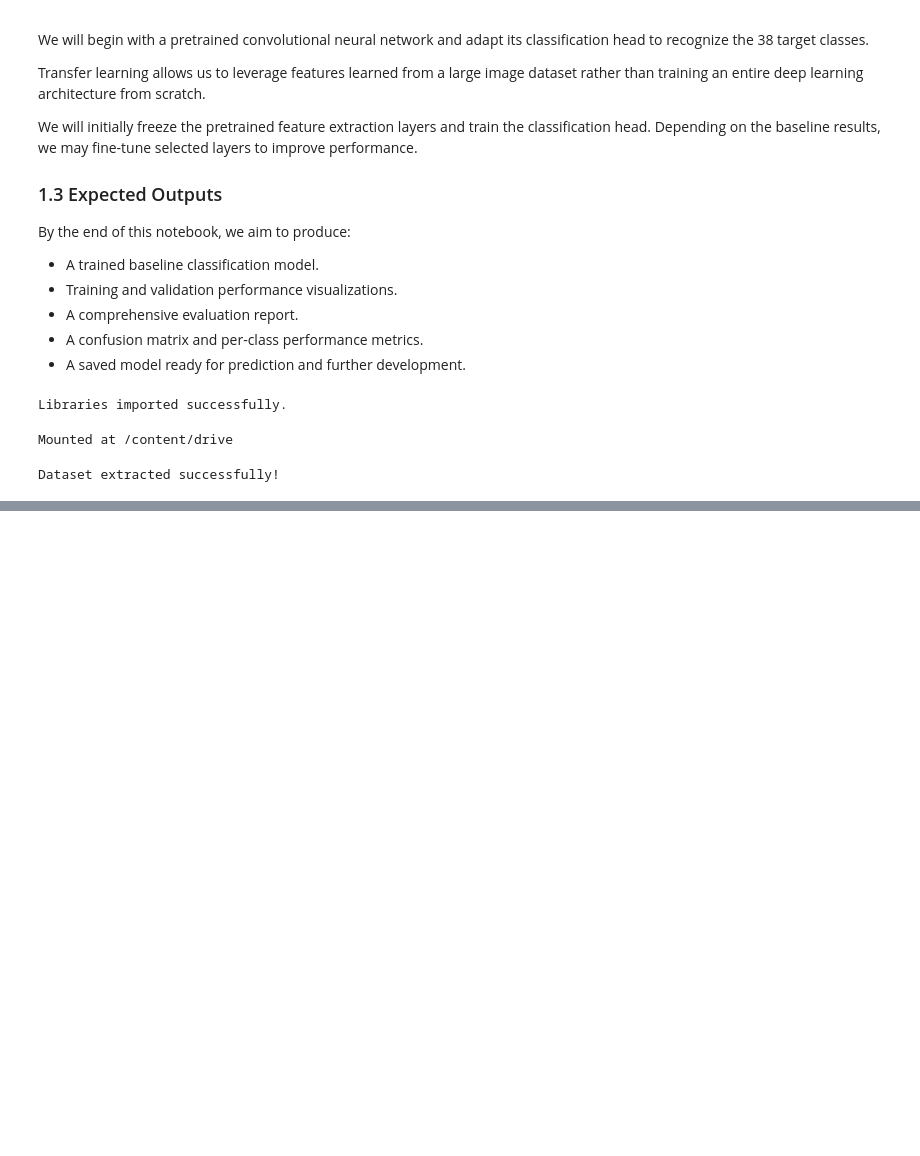
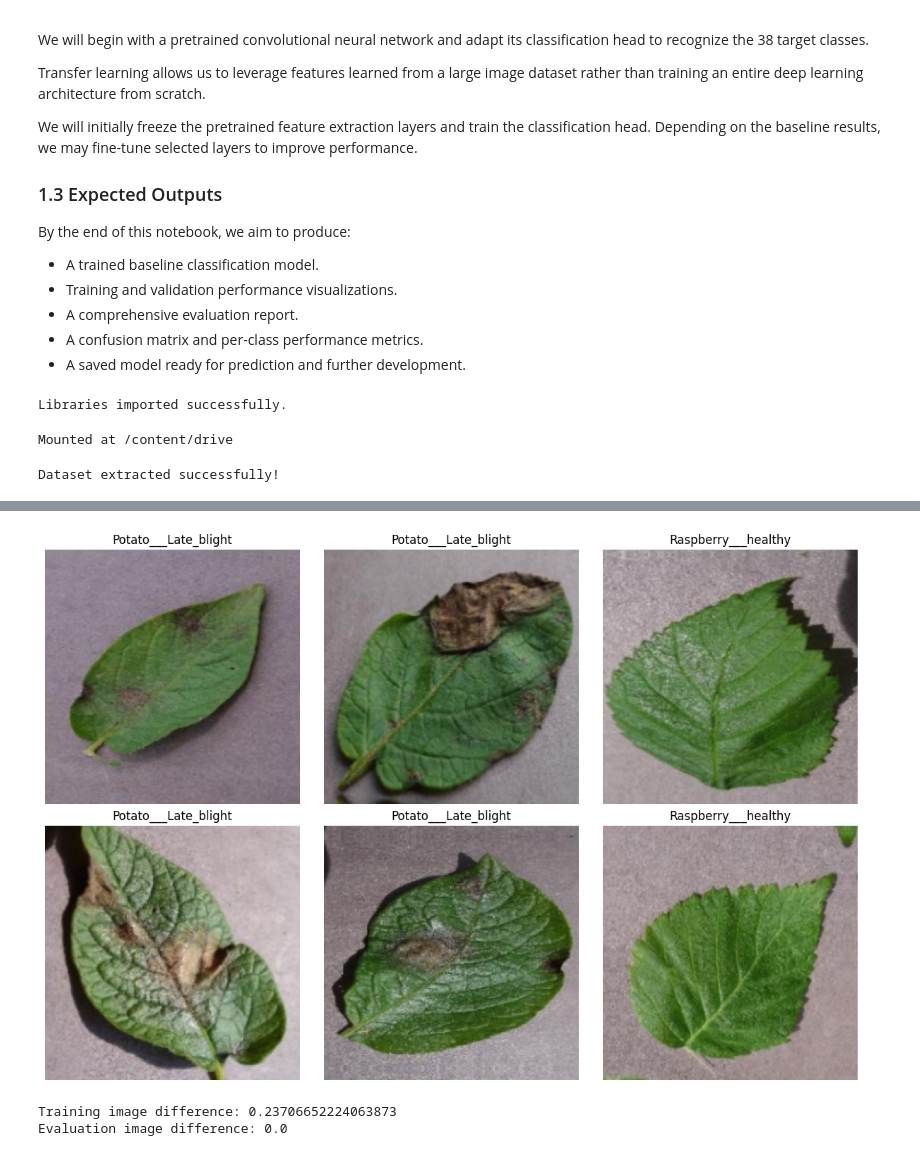
Before and after one commit to Janviere-dev/leaflens-plant-disease-classification, a Jupyter notebook: notebooks/02_model_training.ipynb, the cells around one changed output, grey strips where cells are left out. Saved outputs shown, nothing was run; the diff lists cells and outputs as text; code cells hidden in the pictures; blank space fills up the shorter version.

```diff
--- a/notebooks/02_model_training.ipynb
+++ b/notebooks/02_model_training.ipynb
@@ -90,0 +409,20 @@ Dataset extracted successfully!
+# %%
+data_augmentation = tf.keras.Sequential([
+    tf.keras.Input(shape=(IMG_SIZE, IMG_SIZE, 3)),
+
+    tf.keras.layers.RandomFlip("horizontal"),
+
+    tf.keras.layers.RandomRotation(
+        factor=0.08,
+        fill_mode="reflect"
+    ),
+
+    tf.keras.layers.RandomZoom(
+        height_factor=0.10,
+        width_factor=0.10,
+        fill_mode="reflect"
+    )
+
+], name="data_augmentation")
+
+print("Augmentation pipeline recreated successfully!")
@@ -90,0 +565,58 @@ Dataset extracted successfully!
+# %%
+images, labels = next(iter(train_dataset))
+
+plt.figure(figsize=(12, 8))
+
+for i in range(6):
+    display_image = (images[i].numpy() + 1.0) / 2.0
+
+    plt.subplot(2, 3, i + 1)
+    plt.imshow(np.clip(display_image, 0, 1))
+    plt.title(class_names[int(labels[i])])
+    plt.axis("off")
+
+plt.tight_layout()
+plt.show()
+# %% [output]
+[figure, added]
+# %%
+# Use the same original image twice
+test_image = tf.cast(
+    tf.convert_to_tensor(original_image),
+    tf.uint8
+)
+
+test_label = tf.constant(0, dtype=tf.int64)
+
+# Apply training preprocessing twice
+train_image_1, _ = preprocess_training(
+    test_image, test_label
+)
+
+train_image_2, _ = preprocess_training(
+    test_image, test_label
+)
+
+# Apply evaluation preprocessing twice
+eval_image_1, _ = preprocess_evaluation(
+    test_image, test_label
+)
+
+eval_image_2, _ = preprocess_evaluation(
+    test_image, test_label
+)
+
+# Calculate differences
+training_difference = tf.reduce_mean(
+    tf.abs(train_image_1 - train_image_2)
+)
+
+evaluation_difference = tf.reduce_max(
+    tf.abs(eval_image_1 - eval_image_2)
+)
+
+print("Training image difference:", float(training_difference))
+print("Evaluation image difference:", float(evaluation_difference))
+# %% [output]
+Training image difference: 0.23706652224063873
+Evaluation image difference: 0.0
```
Also changed, not shown: parts of 21 cells of this notebook.
